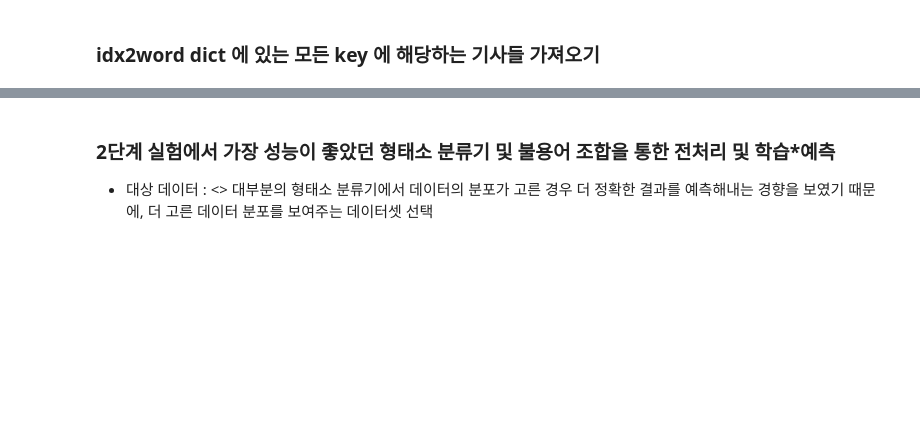
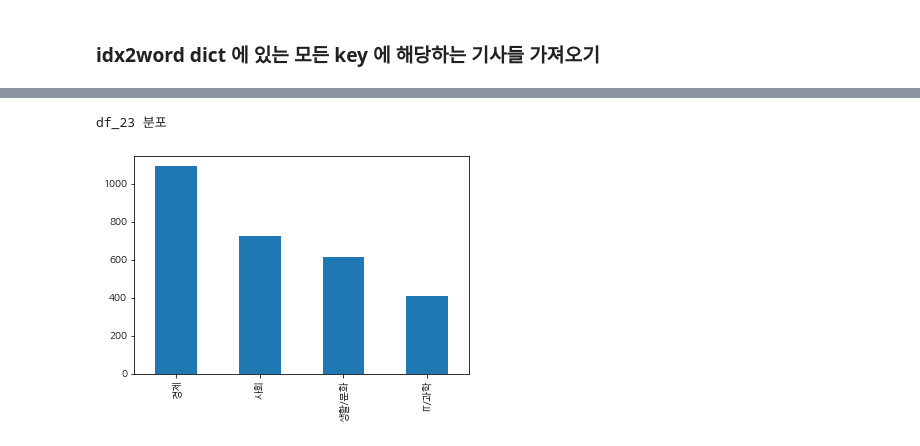
Before and after one commit to bluecandle/2020_AIFFEL, a Jupyter notebook: daily_notes/exploration_codes/e3_code/project_submit.ipynb, the cells around one changed output, grey strips where cells are left out. Saved outputs shown, nothing was run; the diff lists cells and outputs as text; code cells hidden in the pictures; blank space fills up the shorter version.

```diff
--- a/daily_notes/exploration_codes/e3_code/project_submit.ipynb
+++ b/daily_notes/exploration_codes/e3_code/project_submit.ipynb
@@ -654,8 +806,6 @@ print('df_4의 분포')
 # %%
-df_5['code'].value_counts().plot(kind = 'bar')
-print('df_5의 분포')
+df_23['code'].value_counts().plot(kind = 'bar')
+print('df_23 분포')
+# %% [output]
+df_23 분포
+[figure, added]
-# %% [markdown]
-### 2단계 실험에서 가장 성능이 좋았던 형태소 분류기 및 불용어 조합을 통한 전처리 및 학습*예측
-
-- 대상 데이터 : <>
-    대부분의 형태소 분류기에서 데이터의 분포가 고른 경우 더 정확한 결과를 예측해내는 경향을 보였기 때문에, 더 고른 데이터 분포를 보여주는 데이터셋 선택
```
Also changed, not shown: parts of 23 cells of this notebook.
